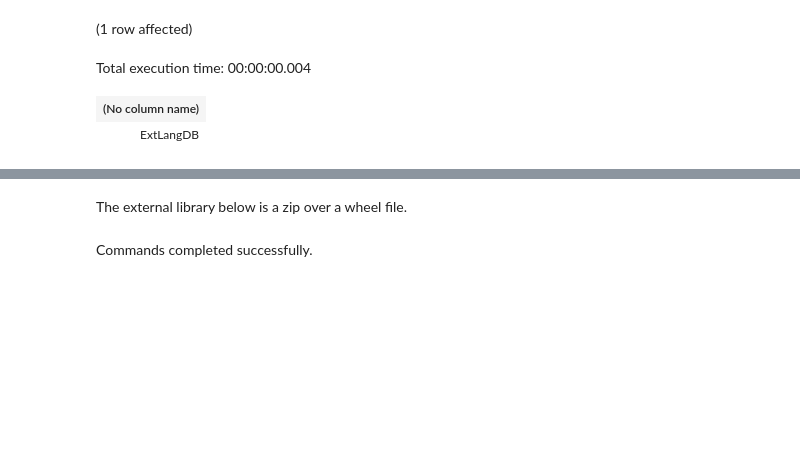
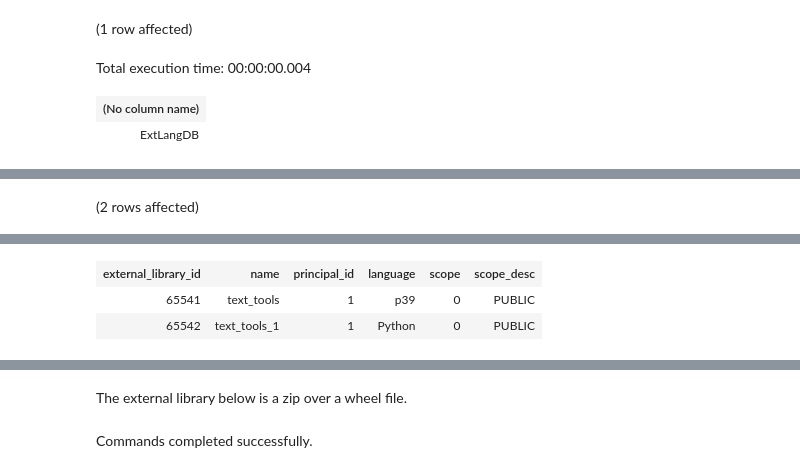
Before and after one commit to nielsberglund/nielsblogsource, a Jupyter notebook: _code/pythonhome/sql/ext-lib.ipynb, the cells around one changed output, grey strips where cells are left out. Drawn from its saved outputs; the diff is of its cells as text; code cells hidden in the pictures; blank space fills up the shorter version.

Commit message:
New blog-post: ext libs and Python

```diff
--- a/_code/pythonhome/sql/ext-lib.ipynb
+++ b/_code/pythonhome/sql/ext-lib.ipynb
@@ -51,0 +67,5 @@ Total execution time: 00:00:00.012
+# %%
+SELECT *
+FROM sys.external_libraries
+# %% [output]
+(2 rows affected)
@@ -51,0 +73,3 @@ Total execution time: 00:00:00.012
+| external_library_id | name | principal_id | language | scope | scope_desc |
+| 65541 | text_tools | 1 | p39 | 0 | PUBLIC |
+| 65542 | text_tools_1 | 1 | Python | 0 | PUBLIC |
```
Also changed, not shown: parts of 25 cells of this notebook, 9 other files.
